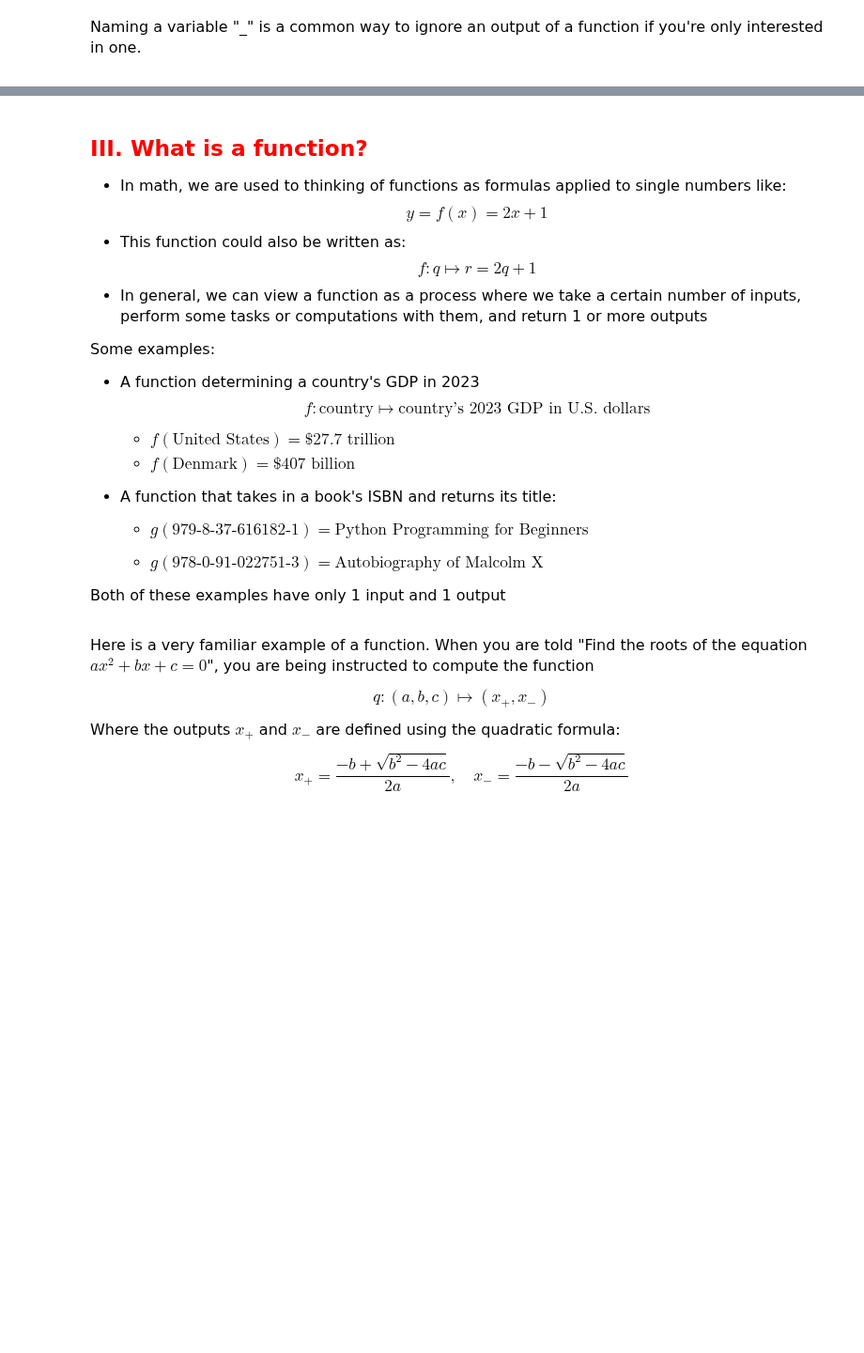
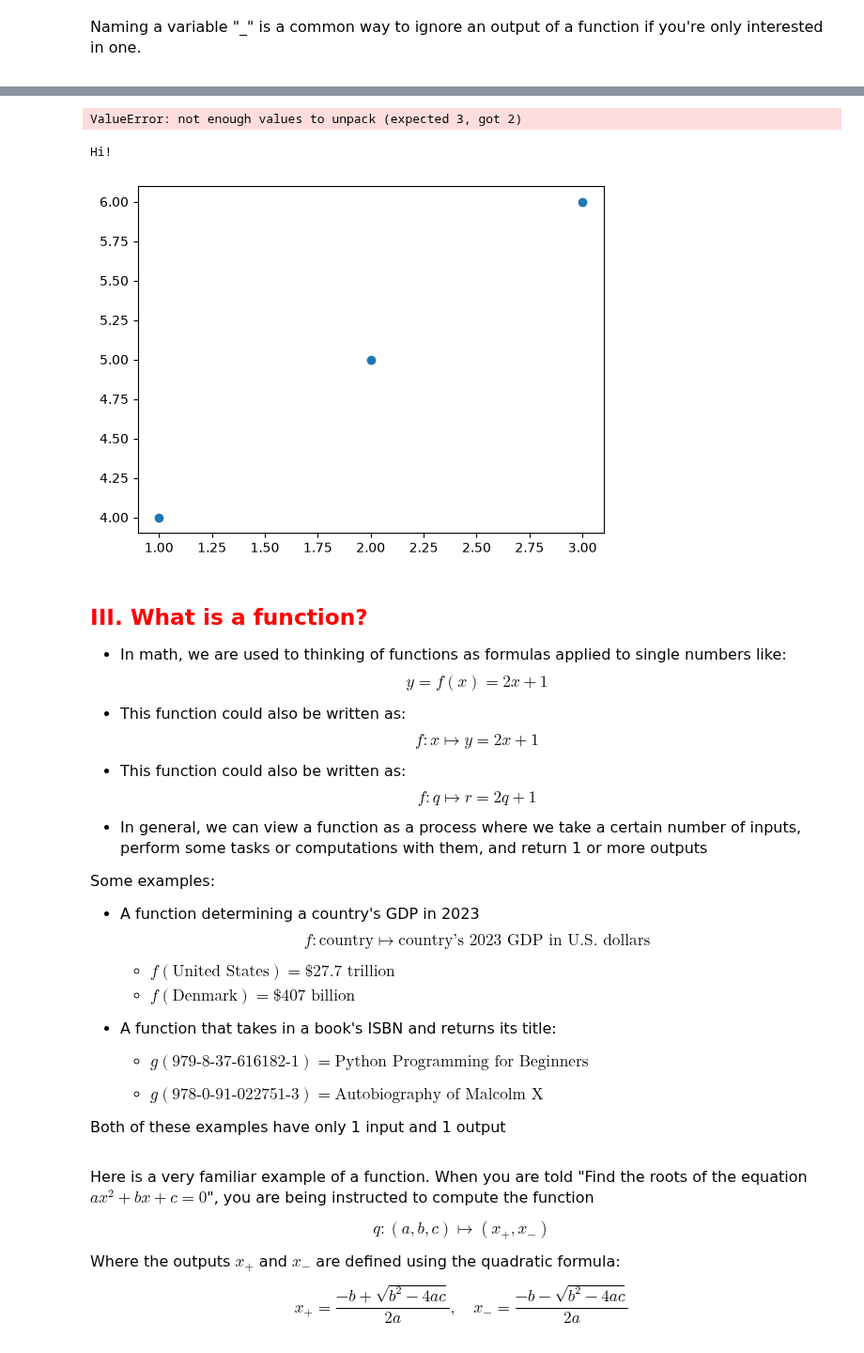
Before and after one commit to AdelaideJae/datasci151fall2026, a Jupyter notebook: lecture_07_functions/Lecture07.ipynb, the cells around one changed output, grey strips where cells are left out. Shown at 94% size. Drawn from its saved outputs; the diff is of its cells as text; code cells hidden in the pictures; blank space fills up the shorter version.

```diff
--- a/lecture_07_functions/Lecture07.ipynb
+++ b/lecture_07_functions/Lecture07.ipynb
@@ -313,2 +397,14 @@ print("Remainder of 33/11 is:", remainder)
+# %%
+q, r, something_else = divmod(32, 5)
+# %% [output]
+ValueError: not enough values to unpack (expected 3, got 2)
 # %%
 print(_)
+# %%
+blah = print
+
+
+
+blah("Hi!")
+# %% [output]
+Hi!
@@ -315,3 +413,10 @@ print(_)
+# %%
+import matplotlib.pyplot as plt
+
+plt.scatter([1, 2, 3], [4, 5, 6])
+plt.show()
+# %% [output]
+[figure, added]
 # %% [markdown]
 ## <span style="color:red"> III. What is a function? </span>
 
@@ -319,6 +424,10 @@ print(_)
 
 - In math, we are used to thinking of functions as formulas applied to single numbers like:
 $$ y = f(x) = 2x + 1 $$
+
+- This function could also be written as:
+$$ f: x \mapsto y = 2x + 1$$
+
 - This function could also be written as:
 $$ f: q \mapsto r = 2q + 1$$
 - In general, we can view a function as a process where we take a certain number of inputs, perform some tasks or computations with them, and return 1 or more outputs
```
Also changed, not shown: parts of 21 cells of this notebook, 1 other file.
